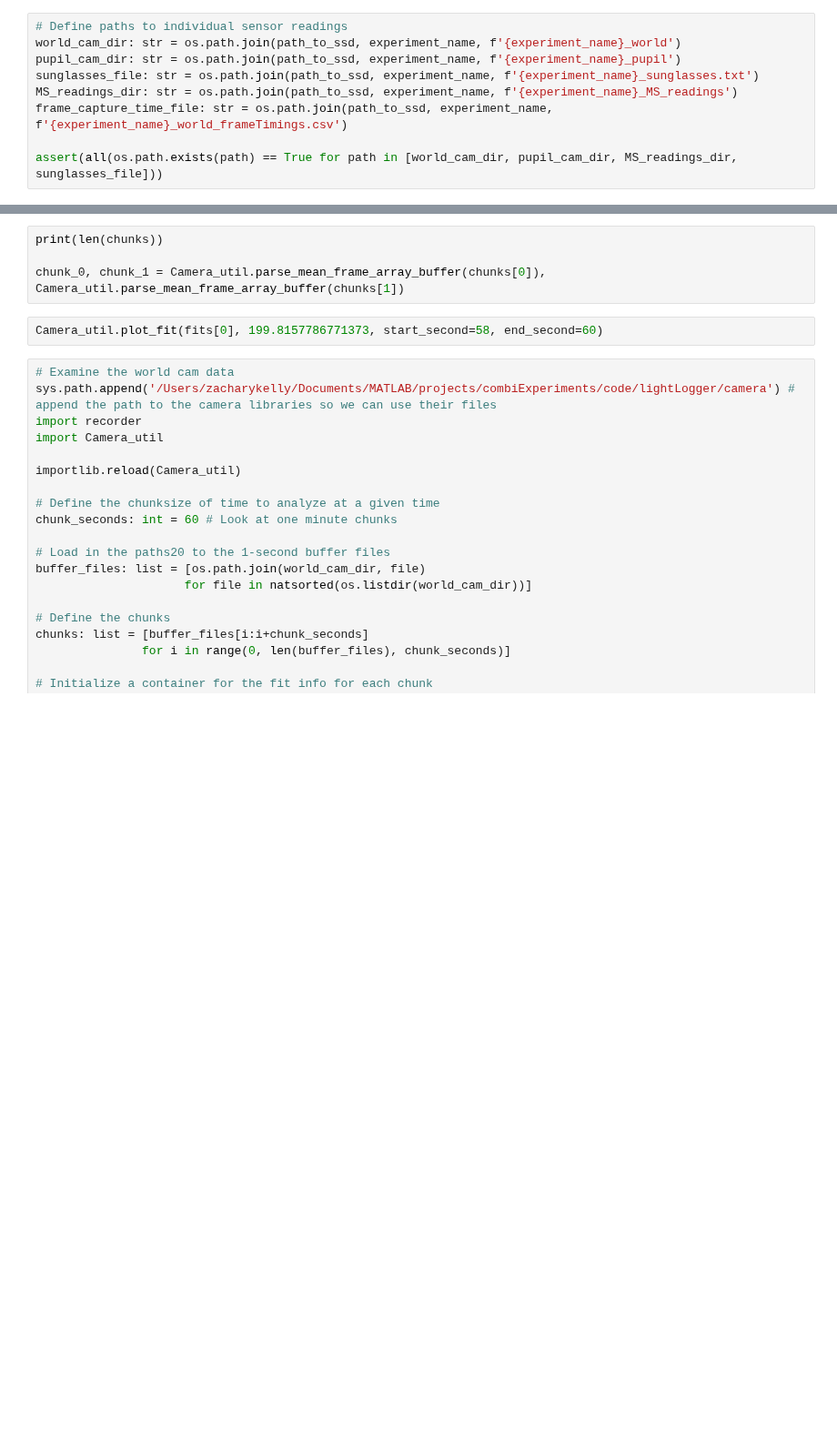
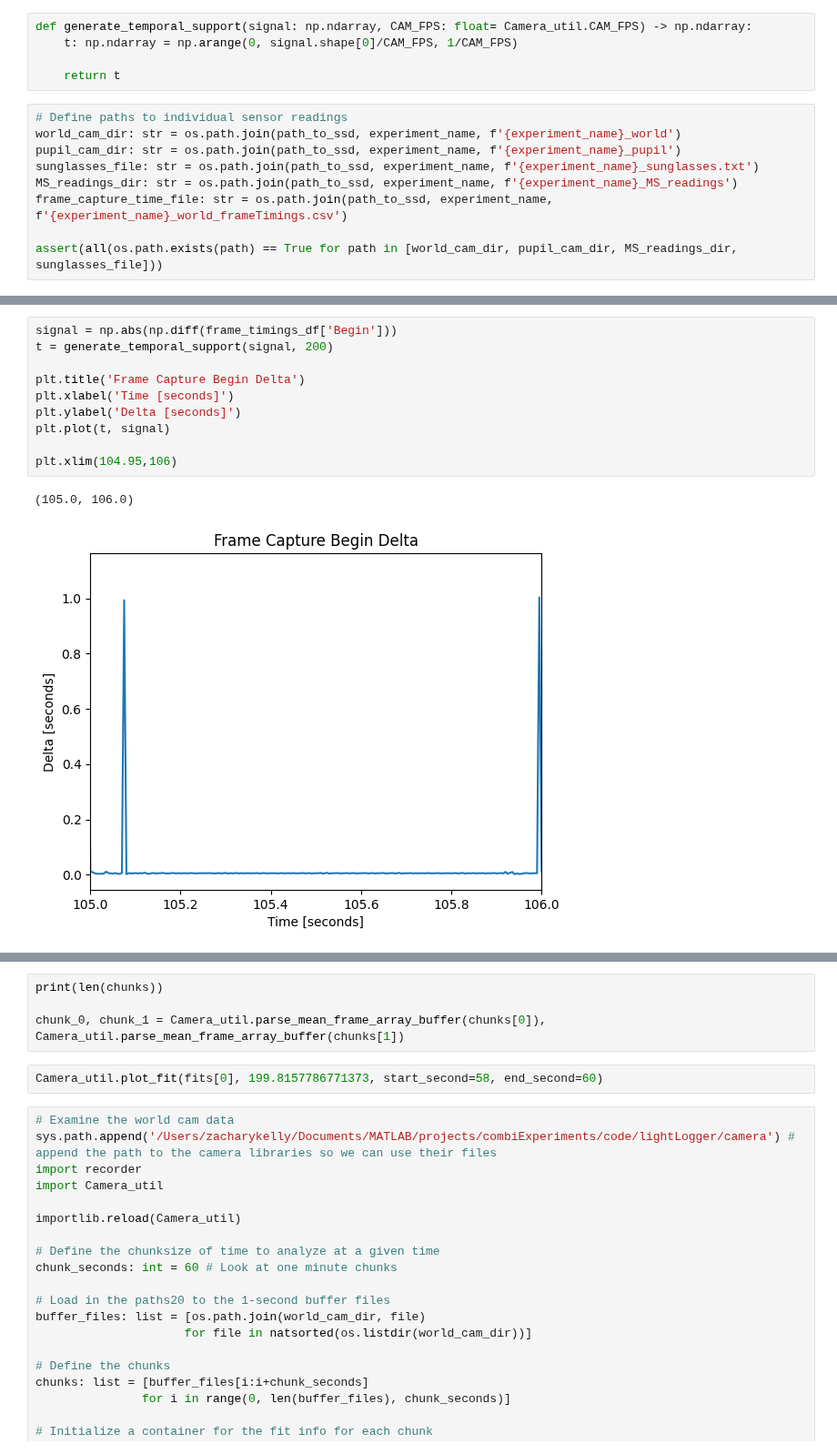
Before and after one commit to gkaguirrelab/combiExperiments, a Jupyter notebook: code/lightLogger/raspberry_pi_firmware/testing.ipynb, the cells around one changed output, grey strips where cells are left out. Shown at 91% size. Drawn from its saved outputs; the diff is of its cells as text; blank space fills up the shorter version.

```diff
--- a/code/lightLogger/raspberry_pi_firmware/testing.ipynb
+++ b/code/lightLogger/raspberry_pi_firmware/testing.ipynb
@@ -19,5 +17,10 @@ experiment_name: str = 'frameCaptureTime_5hz_0NDF'
 frequency: float = 5
 NDF: int = 0
+# %%
+def generate_temporal_support(signal: np.ndarray, CAM_FPS: float= Camera_util.CAM_FPS) -> np.ndarray:
+    t: np.ndarray = np.arange(0, signal.shape[0]/CAM_FPS, 1/CAM_FPS)
+
+    return t
 # %%
 # Define paths to individual sensor readings
 world_cam_dir: str = os.path.join(path_to_ssd, experiment_name, f'{experiment_name}_world')
@@ -57,0 +61,13 @@ plt.show()
+# %%
+signal = np.abs(np.diff(frame_timings_df['Begin']))
+t = generate_temporal_support(signal, 200)
+
+plt.title('Frame Capture Begin Delta')
+plt.xlabel('Time [seconds]')
+plt.ylabel('Delta [seconds]')
+plt.plot(t, signal)
+
+plt.xlim(104.95,106)
+# %% [output]
+(105.0, 106.0)
+[figure, added]
```
Also changed, not shown: parts of 12 cells of this notebook.
